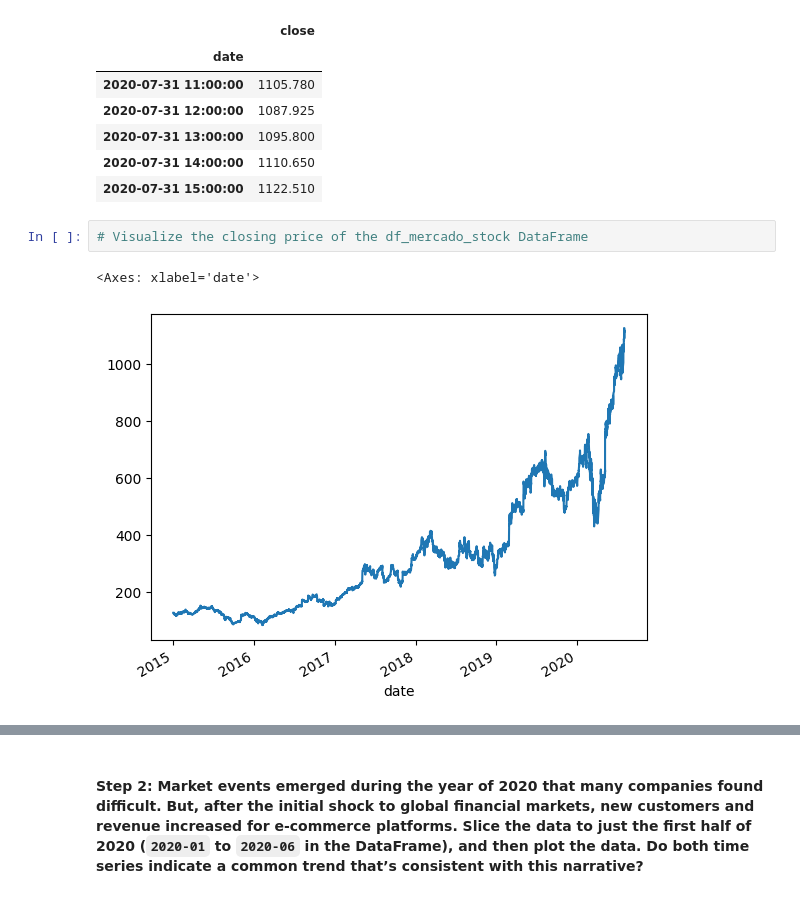
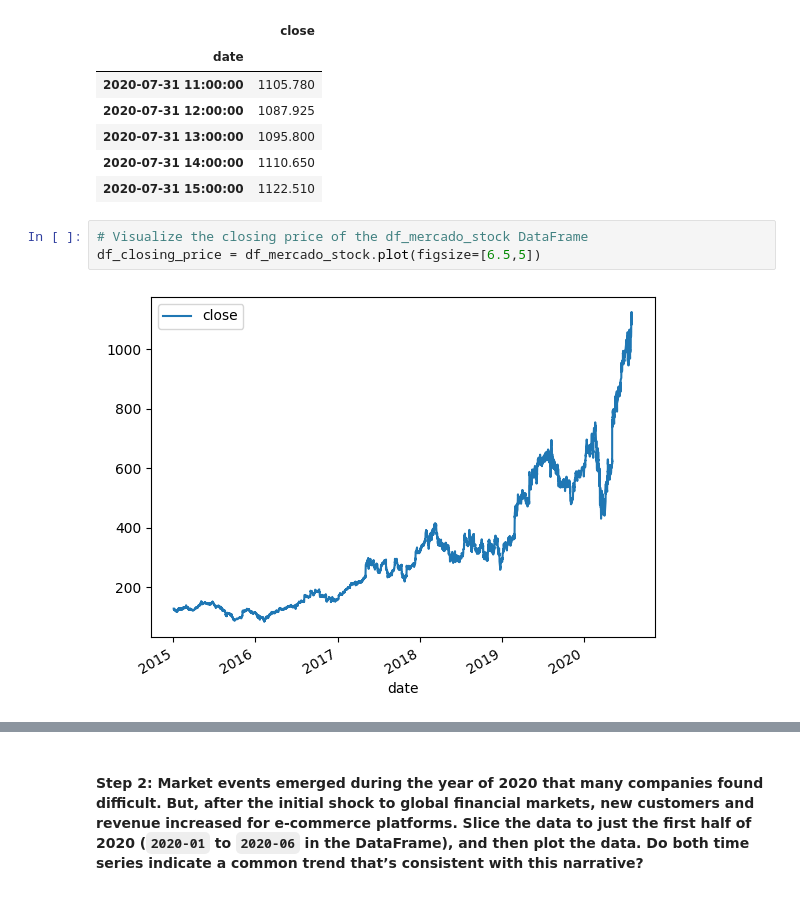
Before and after one commit to RyanWeigel32/prophet-challenge, a Jupyter notebook: Starter_Code/forecasting_net_prophet.ipynb, the cells around one changed output, grey strips where cells are left out. Saved outputs shown, nothing was run; the diff lists cells and outputs as text.

```diff
--- a/Starter_Code/forecasting_net_prophet.ipynb
+++ b/Starter_Code/forecasting_net_prophet.ipynb
@@ -242,9 +260,9 @@ display(df_mercado_stock.tail())
 | 2020-07-31 15:00:00 | 1122.510 |
 # %%
 # Visualize the closing price of the df_mercado_stock DataFrame
+df_closing_price = df_mercado_stock.plot(figsize=[6.5,5])
 # %% [output]
-<Axes: xlabel='date'>
-[figure, old version]
+[figure, new version]
 # %%
 # Concatenate the df_mercado_stock DataFrame with the df_mercado_trends DataFrame
 # Concatenate the DataFrame by columns (axis=1), and drop and rows with only one column of data
```
Also changed, not shown: parts of 22 cells of this notebook.
